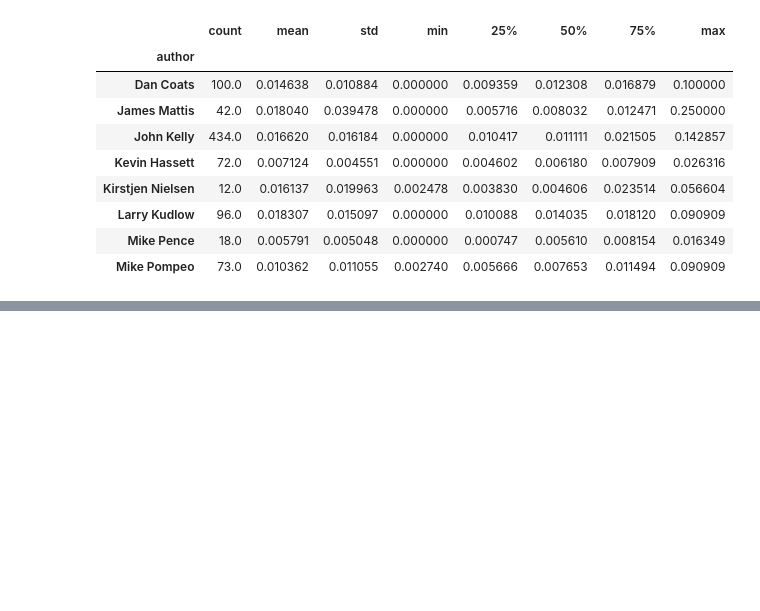
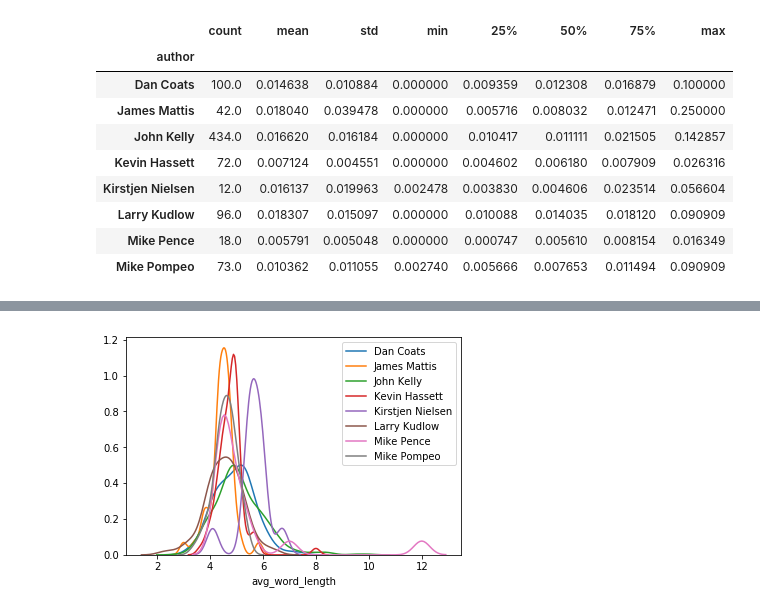
Before and after one commit to mikejt33/nlpProject, a Jupyter notebook: TensorFlow Implementation.ipynb, the cells around one changed output, grey strips where cells are left out. Saved outputs shown, nothing was run; the diff lists cells and outputs as text; code cells hidden in the pictures; blank space fills up the shorter version.

```diff
--- a/TensorFlow Implementation.ipynb
+++ b/TensorFlow Implementation.ipynb
@@ -152,0 +204,6 @@ ZeroDivisionError: division by zero
+# %%
+# add up the length of each words and devide by the total number of words
+avg_length = lambda words: sum(map(len, words)) / len(words)
+
+train['avg_word_length'] = train['words'].apply(avg_length)
+train.groupby(['author'])['avg_word_length'].describe()
@@ -152,0 +221,7 @@ ZeroDivisionError: division by zero
+# %%
+for author in authors:
+    sns.distplot(train[train['author'] == author]['avg_word_length'], label = author, hist=False)
+
+plt.legend();
+# %% [output]
+[figure, added]
```
Also changed, not shown: parts of 33 cells of this notebook.
